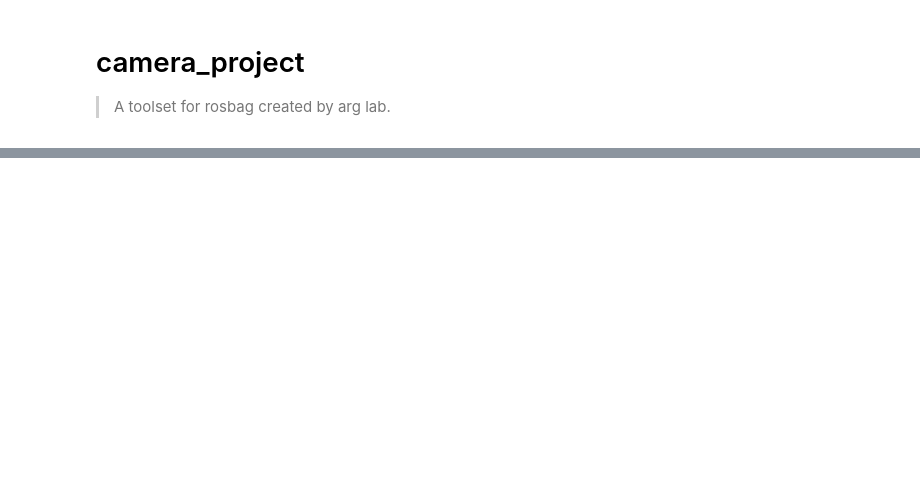
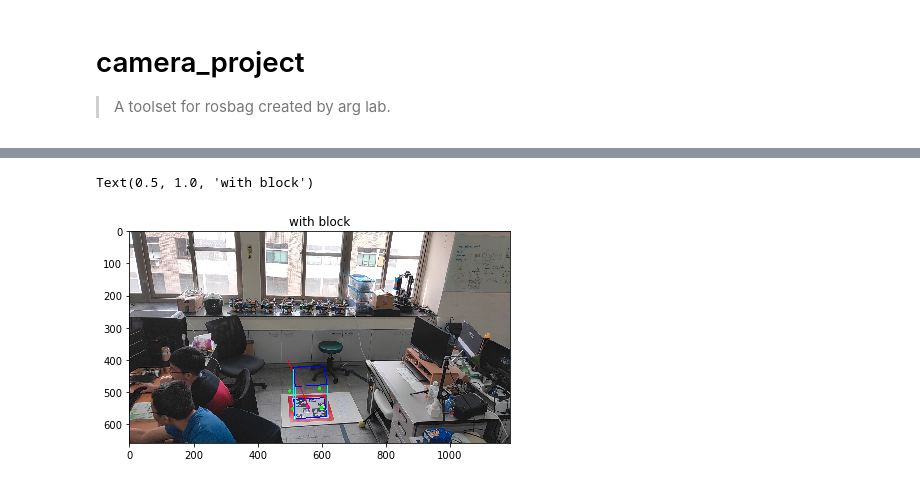
Before and after one commit to ARG-NCTU/arg_ros_tools, a Jupyter notebook: 02_camera_project.ipynb, the cells around one changed output, grey strips where cells are left out. Cells and saved outputs as stored; diff of their text form; code cells hidden in the pictures; blank space fills up the shorter version.

```diff
--- a/02_camera_project.ipynb
+++ b/02_camera_project.ipynb
@@ -133,0 +263,29 @@ id: 204, center: [571.55414734 525.64828262]
+# %%
+# get up box
+H = 100
+ptA_List_up = list(big_ptA)
+ptA_List_up[1] -= H
+ptB_List_up = list(big_ptB)
+ptB_List_up[1] -= H
+ptC_List_up = list(big_ptC)
+ptC_List_up[1] -= H
+ptD_List_up = list(big_ptD)
+ptD_List_up[1] -= H
+# draw line from lower box to upper box
+color = (0, 255, 255)
+cv2.line(dst, big_ptA, tuple(ptA_List_up), color, 2)
+cv2.line(dst, big_ptB, tuple(ptB_List_up), color, 2)
+cv2.line(dst, big_ptC, tuple(ptC_List_up), color, 2)
+cv2.line(dst, big_ptD, tuple(ptD_List_up), color, 2)
+# draw upper box
+color = (0, 0, 255)
+cv2.line(dst, tuple(ptA_List_up), tuple(ptB_List_up), color, 2)
+cv2.line(dst, tuple(ptB_List_up), tuple(ptC_List_up), color, 2)
+cv2.line(dst, tuple(ptC_List_up), tuple(ptD_List_up), color, 2)
+cv2.line(dst, tuple(ptD_List_up), tuple(ptA_List_up), color, 2)
+
+plt.subplot(121),plt.imshow(dst, cmap = 'brg')
+plt.title('with block')
+# %% [output]
+Text(0.5, 1.0, 'with block')
+[figure, added]
```
Also changed, not shown: parts of 13 cells of this notebook, 3 other files.
